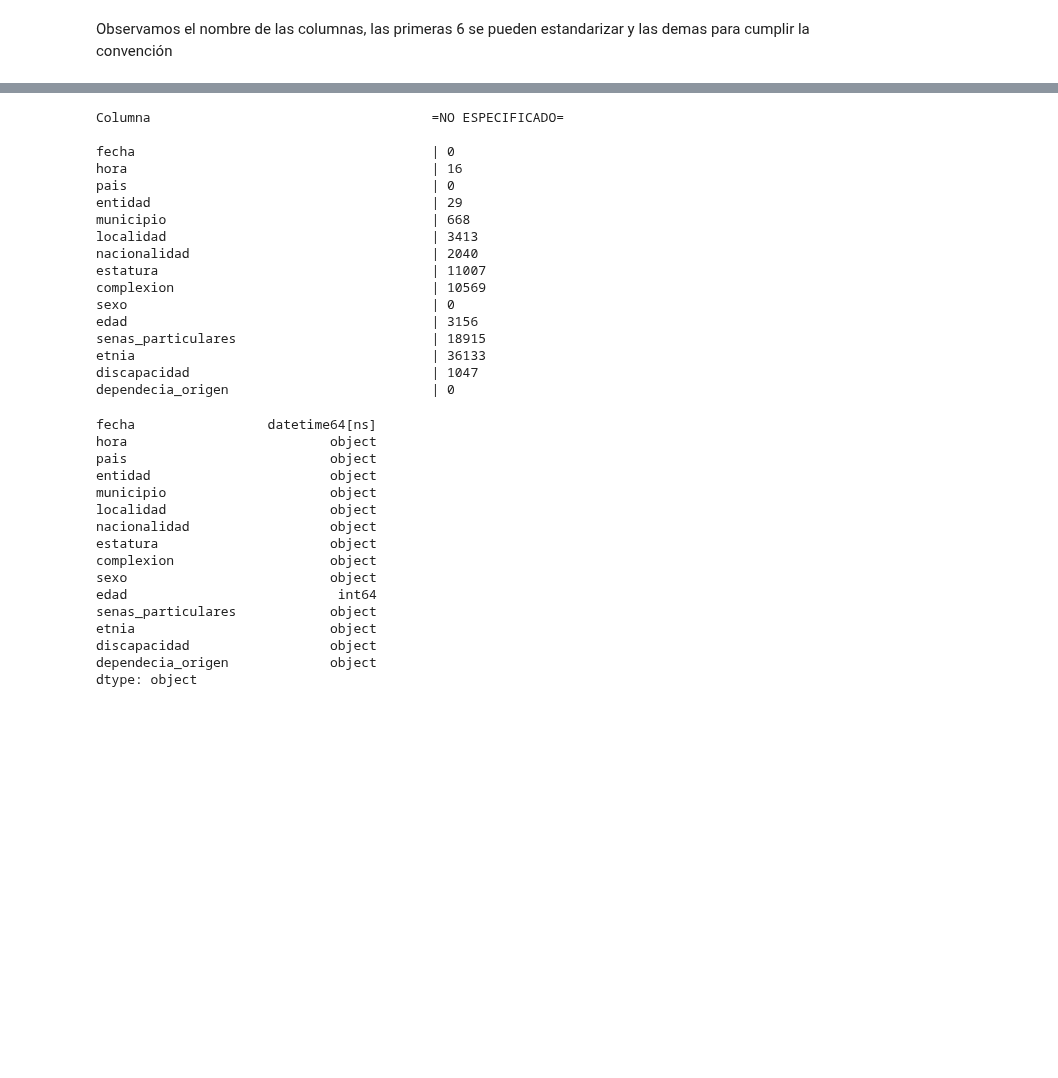
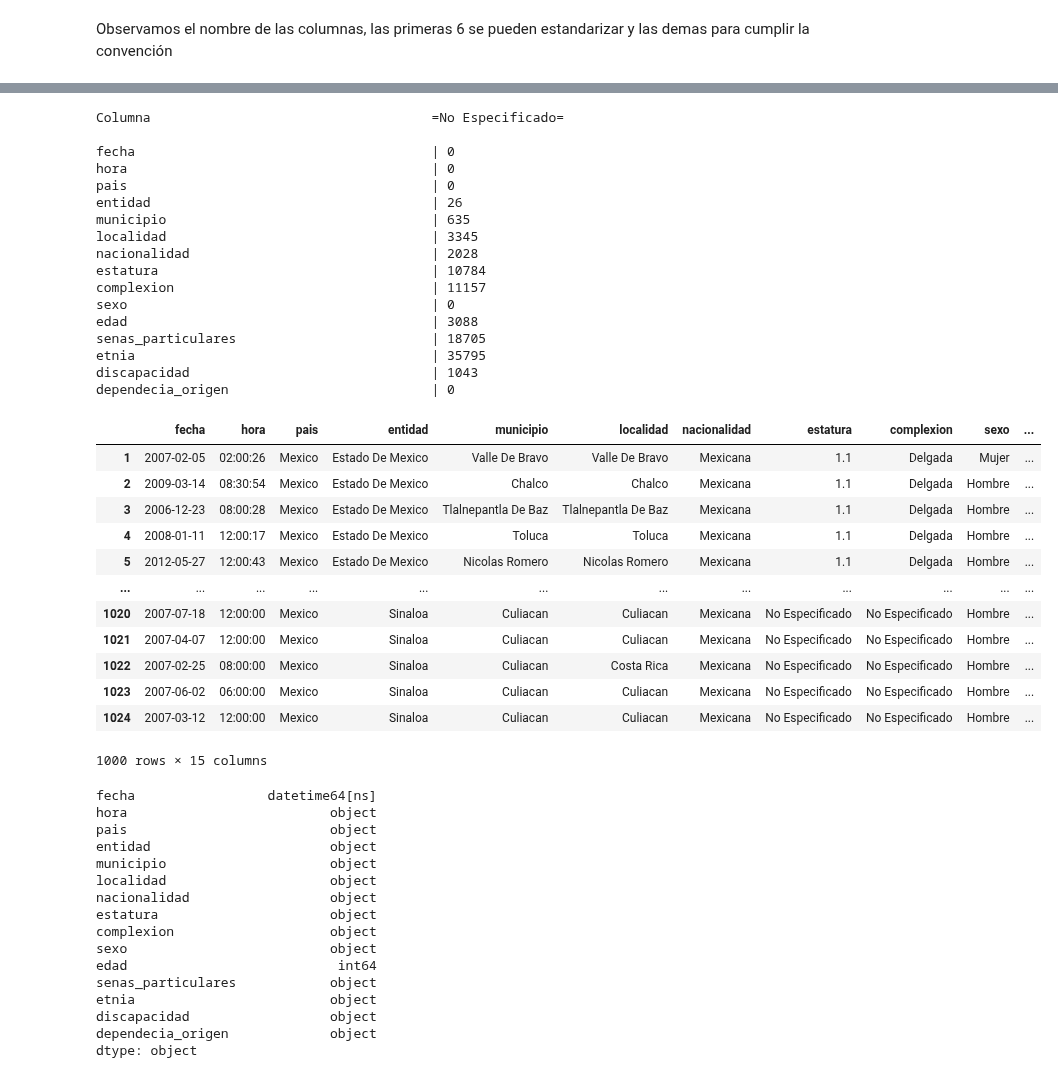
Before and after one commit to MinervaNunez/Proyecto-de-Python-BEDU, a Jupyter notebook: Proyecto_Equipo_8_Kevin_Nicky_Jesus.ipynb, the cells around one changed output, grey strips where cells are left out. Cells and saved outputs as stored; diff of their text form; code cells hidden in the pictures; blank space fills up the shorter version.

```diff
--- a/Proyecto_Equipo_8_Kevin_Nicky_Jesus.ipynb
+++ b/Proyecto_Equipo_8_Kevin_Nicky_Jesus.ipynb
@@ -572,6 +562,7 @@ En nuestro Dataframe nos dimos cuenta que no tenemos NANS, sin embargo tenemos v
 # %%
 # Explorandovalores denominados "NO ESPECIFICADOS"
-print(f'{("Columna"):42} =NO ESPECIFICADO= \n')
+print(f'{("Columna"):42} =No Especificado=  Porcentaje\n')
 for col in df_2.columns:
-    print(f'{(col):42} | {(df_2[col] == "NO ESPECIFICADO").sum()}')
+    total = (df_2[col] == "NO ESPECIFICADO").sum()+(df_2[col] == "No Especificado").sum()
+    print(f'{(col):42} | {(total):16} {(round((total*100)/df.shape[0], 2)):9}%')
 # %% [output]
@@ -595,28 +586,50 @@ dependecia_origen                          | 0
 # %%
-# INICIAMOS CON LA LIMPIEZA DE DATOS
-#
-# Quitamos los no especificados del campo fecha, colocando en su lugar otra cadena =0000-00-00
-df_2.loc[df_2['fecha'] == 'NO ESPECIFICADO', 'fecha'] = '0000-00-00'
+from textwrap import fill
+# INICIAMOS CON LA LIMPIEZA DE DATOS SEGUN LOS PORCENTAJES MOSTRADOS ARRIBA, ELIMINANDO LOS VALORES QUE NO NOS DAN VALOR
+
+
+# Quitamos los no especificados del campo fecha, colocando en su lugar NAN y despues se elimina
+df_2["fecha"]=df_2["fecha"].replace('No Especificado',np.NaN)
+df_2=df_2.dropna(subset=["fecha"])
+
+
+
 #Revisamos de nuevo
-print(f'{("Columna"):42} =NO ESPECIFICADO= \n')
+print(f'{("Columna"):42} =No Especificado= \n')
 for col in df_2.columns:
-    print(f'{(col):42} | {(df_2[col] == "NO ESPECIFICADO").sum()}')
+    print(f'{(col):42} | {(df_2[col] == "No Especificado").sum()}')
+
+
+df_2.head(1000)
 # %% [output]
-Columna                                    =NO ESPECIFICADO=
+Columna                                    =No Especificado=
 
 fecha                                      | 0
-hora                                       | 16
+hora                                       | 0
 pais                                       | 0
-entidad                                    | 29
-municipio                                  | 668
-localidad                                  | 3413
-nacionalidad                               | 2040
-estatura                                   | 11007
-complexion                                 | 10569
+entidad                                    | 26
+municipio                                  | 635
+localidad                                  | 3345
+nacionalidad                               | 2028
+estatura                                   | 10784
+complexion                                 | 11157
 sexo                                       | 0
-edad                                       | 3156
-senas_particulares                         | 18915
-etnia                                      | 36133
-discapacidad                               | 1047
+edad                                       | 3088
+senas_particulares                         | 18705
+etnia                                      | 35795
+discapacidad                               | 1043
 dependecia_origen                          | 0
+|  | fecha | hora | pais | entidad | municipio | localidad | nacionalidad | estatura | complexion | sexo | ... |
+| 1 | 2007-02-05 | 02:00:26 | Mexico | Estado De Mexico | Valle De Bravo | Valle De Bravo | Mexicana | 1.1 | Delgada | Mujer | ... |
+| 2 | 2009-03-14 | 08:30:54 | Mexico | Estado De Mexico | Chalco | Chalco | Mexicana | 1.1 | Delgada | Hombre | ... |
+| 3 | 2006-12-23 | 08:00:28 | Mexico | Estado De Mexico | Tlalnepantla De Baz | Tlalnepantla De Baz | Mexicana | 1.1 | Delgada | Hombre | ... |
+| 4 | 2008-01-11 | 12:00:17 | Mexico | Estado De Mexico | Toluca | Toluca | Mexicana | 1.1 | Delgada | Hombre | ... |
+| 5 | 2012-05-27 | 12:00:43 | Mexico | Estado De Mexico | Nicolas Romero | Nicolas Romero | Mexicana | 1.1 | Delgada | Hombre | ... |
+| ... | ... | ... | ... | ... | ... | ... | ... | ... | ... | ... | ... |
+| 1020 | 2007-07-18 | 12:00:00 | Mexico | Sinaloa | Culiacan | Culiacan | Mexicana | No Especificado | No Especificado | Hombre | ... |
+| 1021 | 2007-04-07 | 12:00:00 | Mexico | Sinaloa | Culiacan | Culiacan | Mexicana | No Especificado | No Especificado | Hombre | ... |
+| 1022 | 2007-02-25 | 08:00:00 | Mexico | Sinaloa | Culiacan | Costa Rica | Mexicana | No Especificado | No Especificado | Hombre | ... |
+| 1023 | 2007-06-02 | 06:00:00 | Mexico | Sinaloa | Culiacan | Culiacan | Mexicana | No Especificado | No Especificado | Hombre | ... |
+| 1024 | 2007-03-12 | 12:00:00 | Mexico | Sinaloa | Culiacan | Culiacan | Mexicana | No Especificado | No Especificado | Hombre | ... |
+1000 rows × 15 columns
 # %%
```
Also changed, not shown: parts of 16 cells of this notebook.
